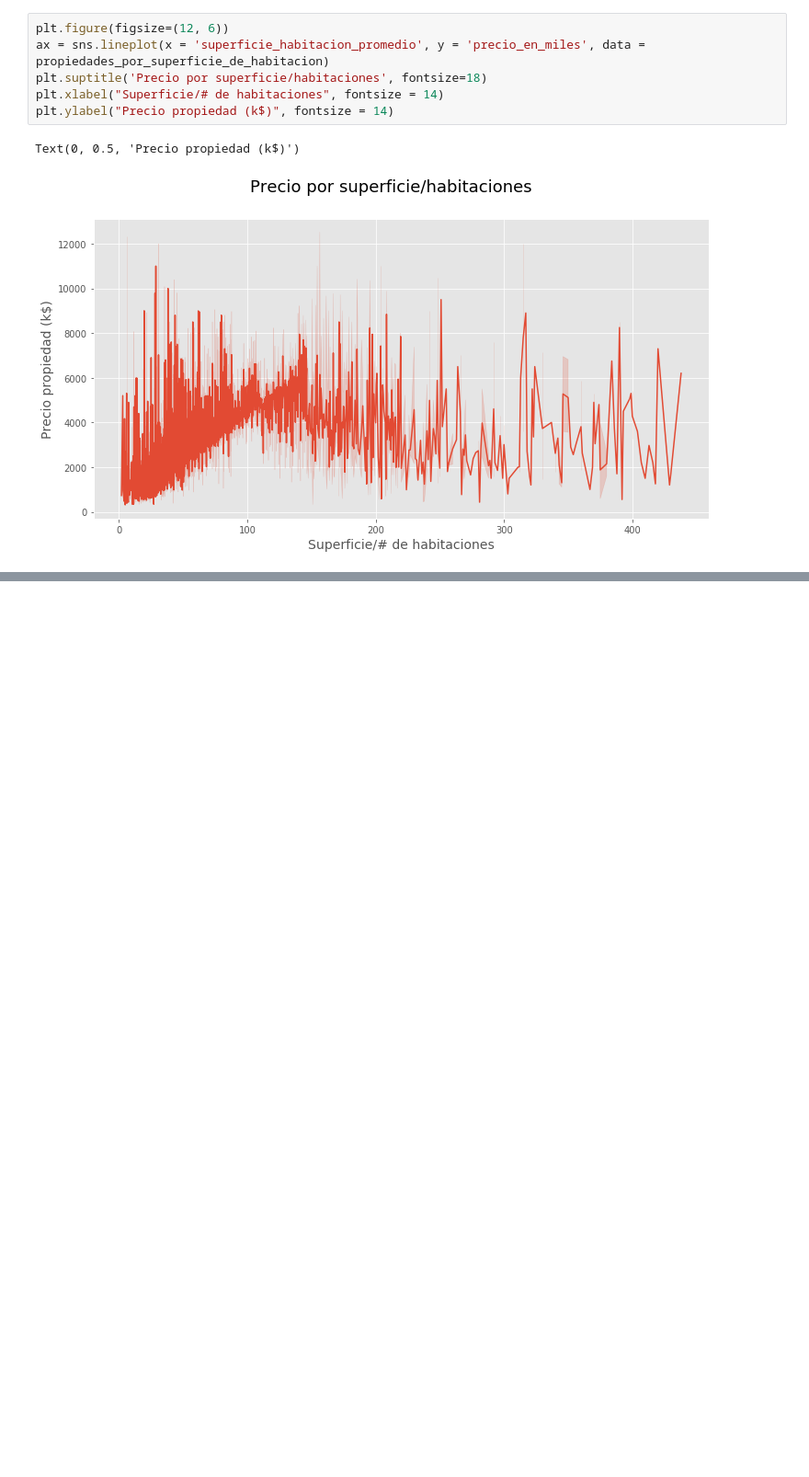
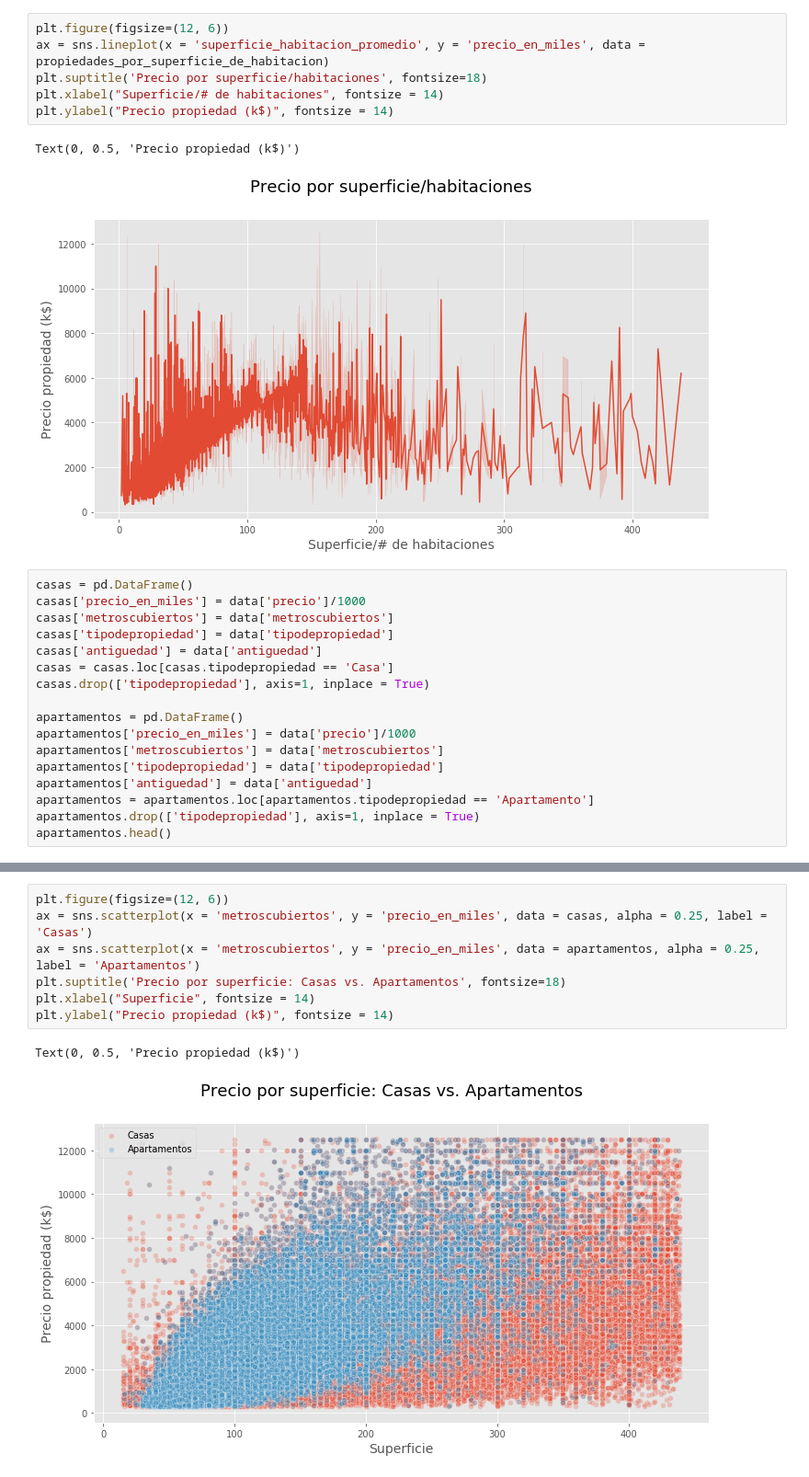
Before and after one commit to PBrrtrn/7506-organizacion-de-datos, a Jupyter notebook: src/exp/rango_de_precios.ipynb, the cells around one changed output, grey strips where cells are left out. Shown at 92% size. Drawn from its saved outputs; the diff is of its cells as text; blank space fills up the shorter version.

Commit message:
Agrego casas vs apartamentos

```diff
--- a/src/exp/rango_de_precios.ipynb
+++ b/src/exp/rango_de_precios.ipynb
@@ -225,3 +225,20 @@ plt.ylabel("Precio propiedad (k$)", fontsize = 14)
 # %% [output]
 Text(0, 0.5, 'Precio propiedad (k$)')
 [figure]
+# %%
+casas = pd.DataFrame()
+casas['precio_en_miles'] = data['precio']/1000
+casas['metroscubiertos'] = data['metroscubiertos']
+casas['tipodepropiedad'] = data['tipodepropiedad']
+casas['antiguedad'] = data['antiguedad']
+casas = casas.loc[casas.tipodepropiedad == 'Casa']
+casas.drop(['tipodepropiedad'], axis=1, inplace = True)
+
+apartamentos = pd.DataFrame()
+apartamentos['precio_en_miles'] = data['precio']/1000
+apartamentos['metroscubiertos'] = data['metroscubiertos']
+apartamentos['tipodepropiedad'] = data['tipodepropiedad']
+apartamentos['antiguedad'] = data['antiguedad']
+apartamentos = apartamentos.loc[apartamentos.tipodepropiedad == 'Apartamento']
+apartamentos.drop(['tipodepropiedad'], axis=1, inplace = True)
+apartamentos.head()
@@ -227,0 +252,10 @@ Text(0, 0.5, 'Precio propiedad (k$)')
+# %%
+plt.figure(figsize=(12, 6))
+ax = sns.scatterplot(x = 'metroscubiertos', y = 'precio_en_miles', data = casas, alpha = 0.25, label = 'Casas')
+ax = sns.scatterplot(x = 'metroscubiertos', y = 'precio_en_miles', data = apartamentos, alpha = 0.25, label = 'Apartamentos')
+plt.suptitle('Precio por superficie: Casas vs. Apartamentos', fontsize=18)
+plt.xlabel("Superficie", fontsize = 14)
+plt.ylabel("Precio propiedad (k$)", fontsize = 14)
+# %% [output]
+Text(0, 0.5, 'Precio propiedad (k$)')
+[figure, added]
```
Also changed, not shown: parts of 1 cell of this notebook.
